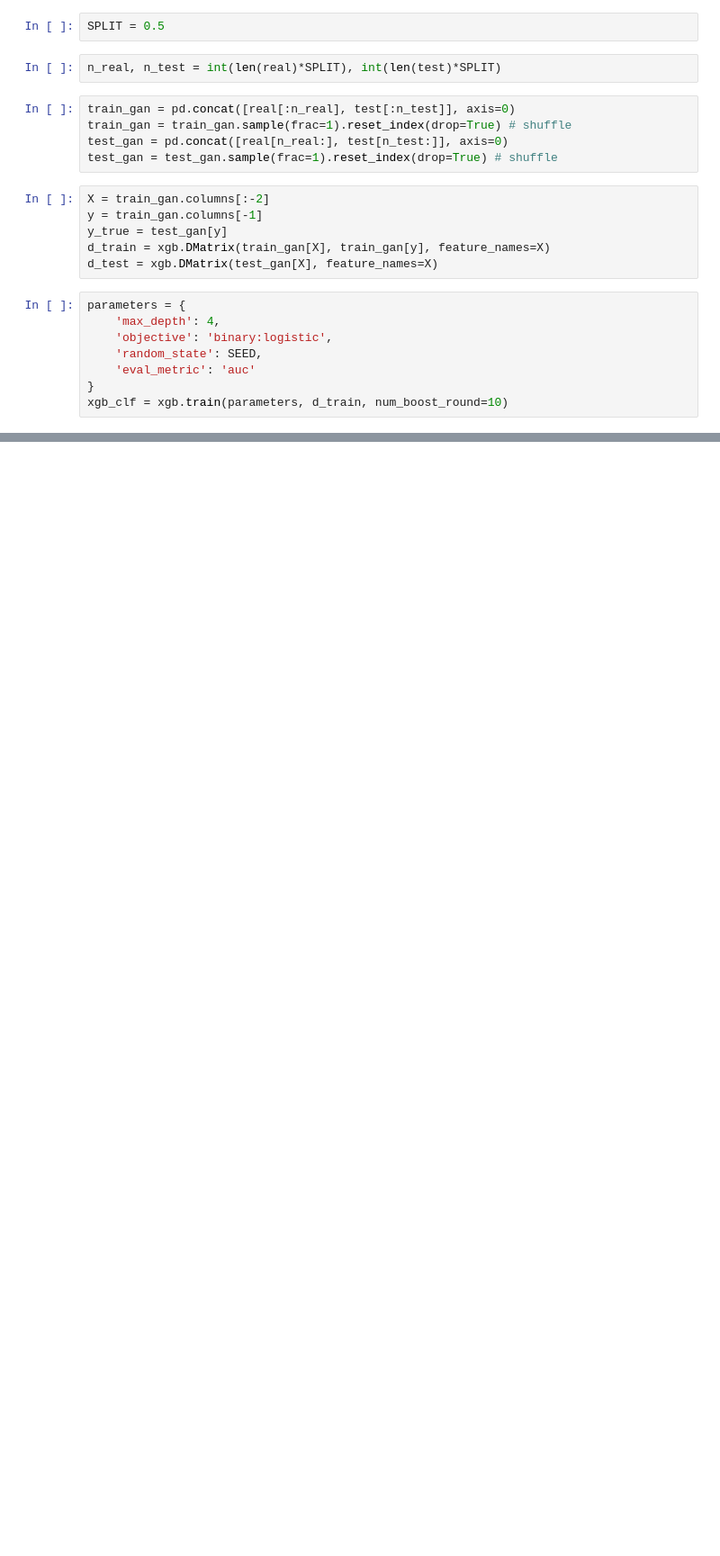
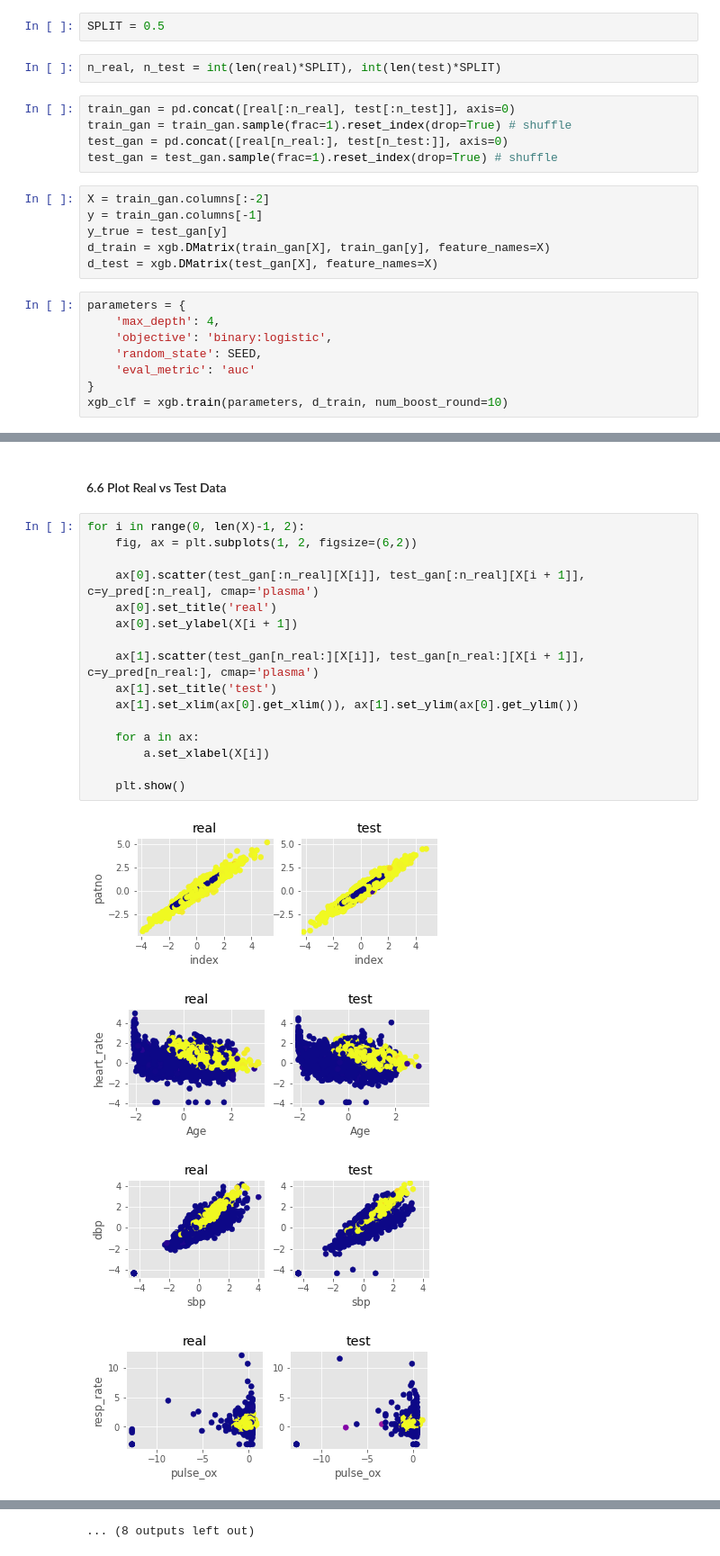
Before and after one commit to iainmuir6/Machine-Learning-with-Coronavirus-Data, a Jupyter notebook: ml_covid_research_w2.ipynb, the cells around one changed output, grey strips where cells are left out. Shown at 90% size. Cells and saved outputs as stored; diff of their text form; blank space fills up the shorter version.

```diff
--- a/ml_covid_research_w2.ipynb
+++ b/ml_covid_research_w2.ipynb
@@ -1449,0 +1493,23 @@ F1: 99.76%
+# %% [markdown]
+#### 6.6 Plot Real vs Test Data <a class="anchor" id="plot"></a>
+# %%
+for i in range(0, len(X)-1, 2):
+    fig, ax = plt.subplots(1, 2, figsize=(6,2))
+
+    ax[0].scatter(test_gan[:n_real][X[i]], test_gan[:n_real][X[i + 1]], c=y_pred[:n_real], cmap='plasma')
+    ax[0].set_title('real')
+    ax[0].set_ylabel(X[i + 1])
+
+    ax[1].scatter(test_gan[n_real:][X[i]], test_gan[n_real:][X[i + 1]], c=y_pred[n_real:], cmap='plasma')
+    ax[1].set_title('test')
+    ax[1].set_xlim(ax[0].get_xlim()), ax[1].set_ylim(ax[0].get_ylim())
+
+    for a in ax:
+        a.set_xlabel(X[i])
+
+    plt.show()
+# %% [output]
+[figure, added]
+[figure, added]
+[figure, added]
+[figure, added]
@@ -1449,0 +1524 @@ F1: 99.76%
+... (8 outputs left out)
```
Also changed, not shown: parts of 71 cells of this notebook.
